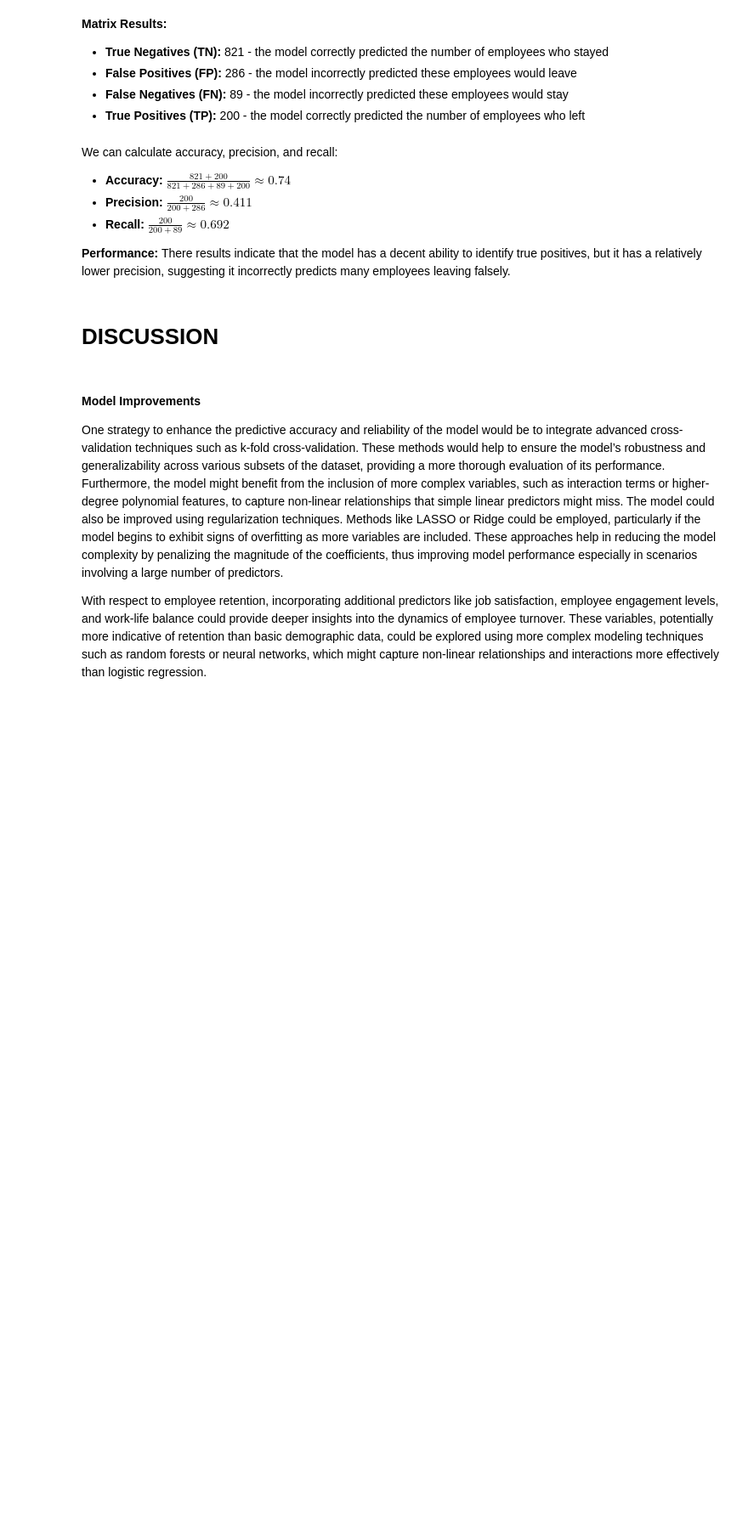
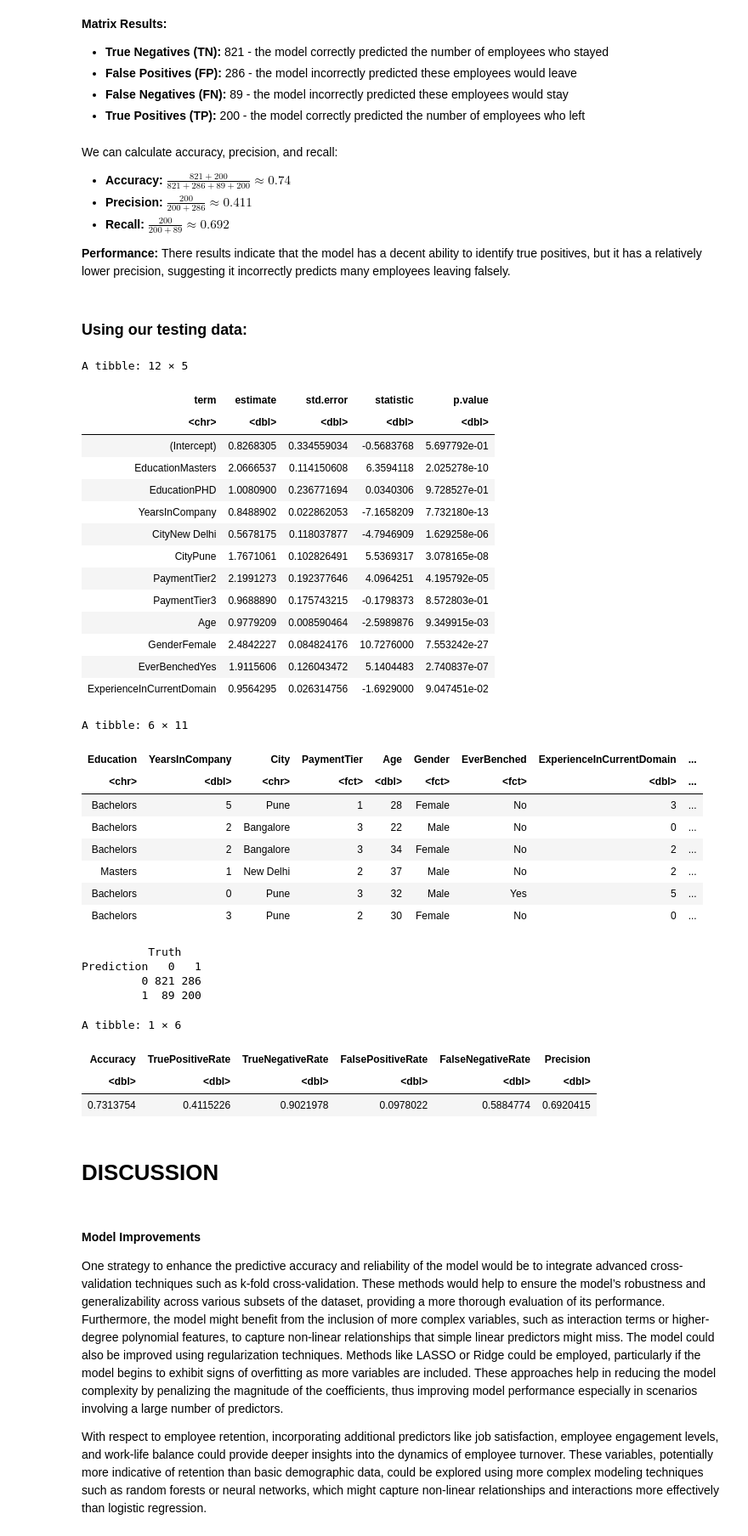
Before and after one commit to the-anh-hoang/EmployeeRetention, a Jupyter notebook: FittingAndReport/FittingAndReport.ipynb, the cells around one changed output. Shown at 85% size. Cells and saved outputs as stored; diff of their text form; code cells hidden in the pictures; blank space fills up the shorter version.

```diff
--- a/FittingAndReport/FittingAndReport.ipynb
+++ b/FittingAndReport/FittingAndReport.ipynb
@@ -555,6 +567,65 @@ We can calculate accuracy, precision, and recall:
 - **Recall:** $\frac{200}{200+89} \approx 0.692$
 
 **Performance:** There results indicate that the model has a decent ability to identify true positives, but it has a relatively lower precision, suggesting it incorrectly predicts many employees leaving falsely.
+# %% [markdown]
+### Using our testing data:
+# %%
+model<-glm(LeaveOrNot~., family=binomial, data=training_data)
+
+tidy(model, exponentiate=TRUE)     #odds ratios
+
+pred<-testing_data|>
+            add_predictions(model,var='pred',type='response')  #response calculates probability of employee leaving
+
+data_pred<-pred|>
+            mutate(pred_value=if_else(pred>=.5,1,0))|>
+            mutate(pred_value=as.factor(pred_value))      #predicts whether employee will leave or not without biasing either conclusion
+
+con_matrix <- data_pred|>
+            conf_mat(truth = LeaveOrNot, estimate = pred_value)
+
+head(data_pred)
+con_matrix
+
+tibble(Accuracy=(821+200)/(821+200+89+286),
+       TruePositiveRate=(200/(200+286)),
+       TrueNegativeRate=(821/(821+89)),
+       FalsePositiveRate=1-TrueNegativeRate,
+       FalseNegativeRate=1-TruePositiveRate,
+       Precision=200/(200+89))
+# %% [output]
+A tibble: 12 × 5
+| term | estimate | std.error | statistic | p.value |
+| <chr> | <dbl> | <dbl> | <dbl> | <dbl> |
+| (Intercept) | 0.8268305 | 0.334559034 | -0.5683768 | 5.697792e-01 |
+| EducationMasters | 2.0666537 | 0.114150608 | 6.3594118 | 2.025278e-10 |
+| EducationPHD | 1.0080900 | 0.236771694 | 0.0340306 | 9.728527e-01 |
+| YearsInCompany | 0.8488902 | 0.022862053 | -7.1658209 | 7.732180e-13 |
+| CityNew Delhi | 0.5678175 | 0.118037877 | -4.7946909 | 1.629258e-06 |
+| CityPune | 1.7671061 | 0.102826491 | 5.5369317 | 3.078165e-08 |
+| PaymentTier2 | 2.1991273 | 0.192377646 | 4.0964251 | 4.195792e-05 |
+| PaymentTier3 | 0.9688890 | 0.175743215 | -0.1798373 | 8.572803e-01 |
+| Age | 0.9779209 | 0.008590464 | -2.5989876 | 9.349915e-03 |
+| GenderFemale | 2.4842227 | 0.084824176 | 10.7276000 | 7.553242e-27 |
+| EverBenchedYes | 1.9115606 | 0.126043472 | 5.1404483 | 2.740837e-07 |
+| ExperienceInCurrentDomain | 0.9564295 | 0.026314756 | -1.6929000 | 9.047451e-02 |
+A tibble: 6 × 11
+| Education | YearsInCompany | City | PaymentTier | Age | Gender | EverBenched | ExperienceInCurrentDomain | ... |
+| <chr> | <dbl> | <chr> | <fct> | <dbl> | <fct> | <fct> | <dbl> | ... |
+| Bachelors | 5 | Pune | 1 | 28 | Female | No | 3 | ... |
+| Bachelors | 2 | Bangalore | 3 | 22 | Male | No | 0 | ... |
+| Bachelors | 2 | Bangalore | 3 | 34 | Female | No | 2 | ... |
+| Masters | 1 | New Delhi | 2 | 37 | Male | No | 2 | ... |
+| Bachelors | 0 | Pune | 3 | 32 | Male | Yes | 5 | ... |
+| Bachelors | 3 | Pune | 2 | 30 | Female | No | 0 | ... |
+          Truth
+Prediction   0   1
+         0 821 286
+         1  89 200
+A tibble: 1 × 6
+| Accuracy | TruePositiveRate | TrueNegativeRate | FalsePositiveRate | FalseNegativeRate | Precision |
+| <dbl> | <dbl> | <dbl> | <dbl> | <dbl> | <dbl> |
+| 0.7313754 | 0.4115226 | 0.9021978 | 0.0978022 | 0.5884774 | 0.6920415 |
 # %% [markdown]
 # DISCUSSION
 # %% [markdown]
```
Also changed, not shown: parts of 19 cells of this notebook.
